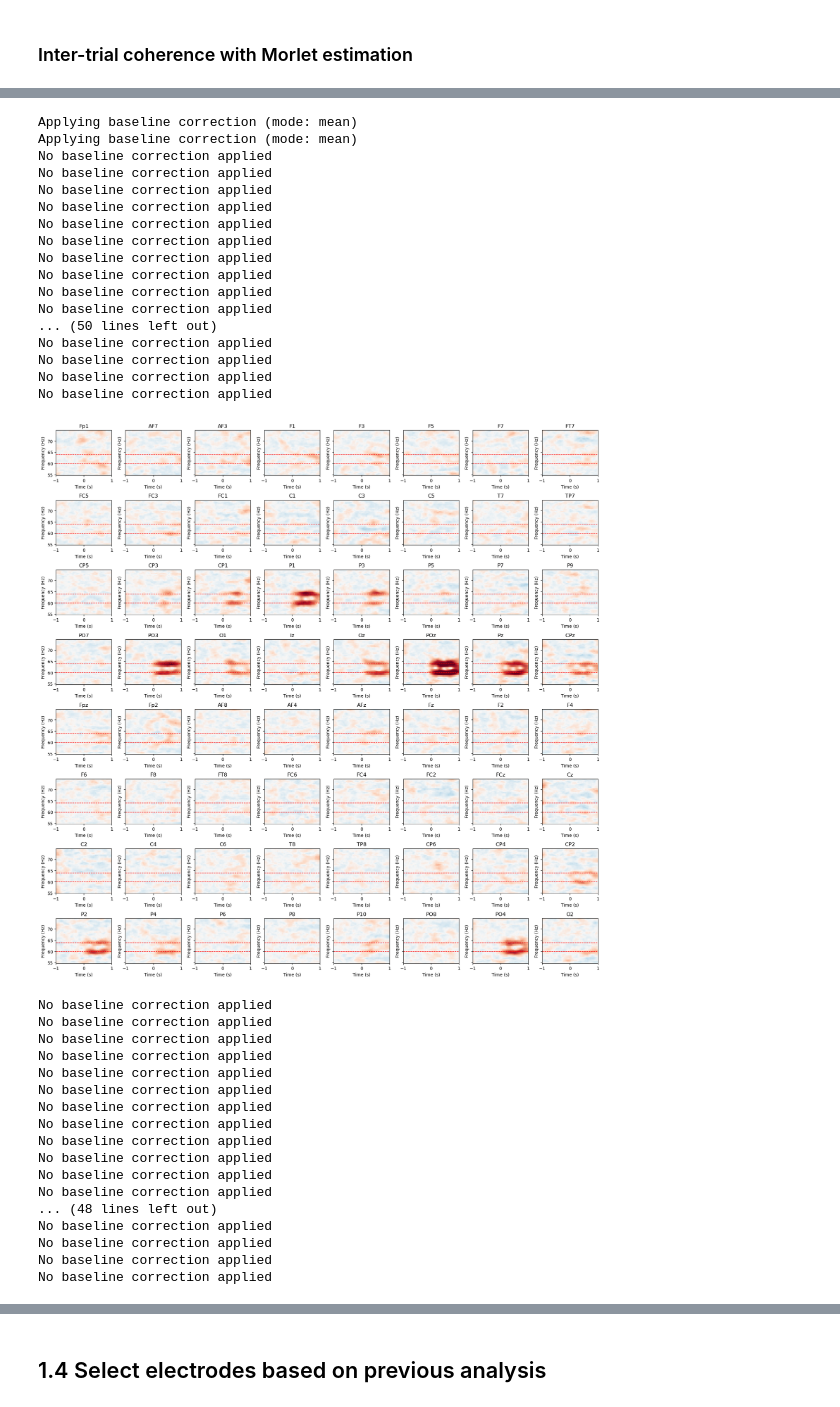
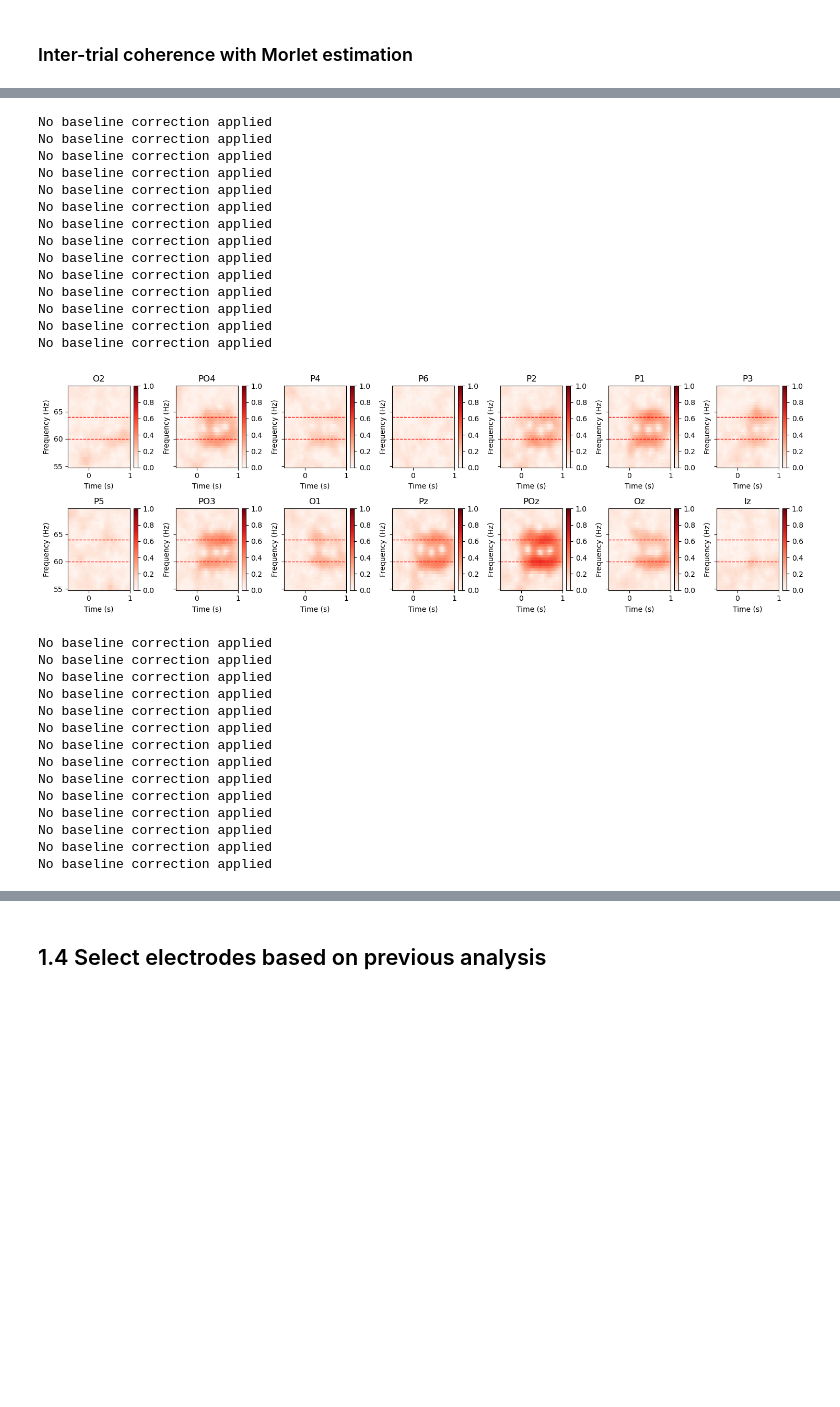
Before and after one commit to LpZamora/RIFT_thesis_expe2, a Jupyter notebook: 2_analysis_B1_example.ipynb, the cells around one changed output, grey strips where cells are left out. Saved outputs shown, nothing was run; the diff lists cells and outputs as text; code cells hidden in the pictures; blank space fills up the shorter version.

```diff
--- a/2_analysis_B1_example.ipynb
+++ b/2_analysis_B1_example.ipynb
@@ -63,3 +63,5 @@ Adding metadata with 14 columns
 # %%
 # Keep only trials where there was no target
 epochs = epochs['targets_binary==0']
+#Only keep EEG channels
+epochs = epochs.pick_types(eeg=True)
@@ -245,37 +223,35 @@ Coherence is studied in the time window between trial start and onset of the sti
 ### Inter-trial coherence with Morlet estimation
 # %%
 # n_cylce: trade-off temporal vs frequency resolution (is how many cycles of the frequency to include in the Gaussian envelope).
-# Frequency resolution is emphasized.
+# Frequency resolution is emphasized by picking the maximum number of cycles to have the wavelets slightly shorter than the signal.
 
-# time window from -1 sec to 1 sec relative to cue
-tmin, tmax = -1, 1
-# Define range of frequencies of interest
-freqs = np.arange(55, 75, step = 0.5)
 
-_, itc_endo = epochs_endo.copy().crop(tmin, tmax).compute_tfr(
-    method="morlet", freqs=freqs, n_cycles=freqs,return_itc=True, average=True
+# time window from -.5 sec to 1 sec relative to cue
+tmin, tmax = -.5, 1
+# Define range of frequencies of interest +/- 5 to the tagged frequencies
+freqs = np.arange(55, 70, step = 0.5)
+
+_, power_endo = epochs_endo.copy().crop(tmin, tmax).compute_tfr(
+    method="morlet", freqs=freqs, n_cycles=freqs-10, return_itc=True, average=True
 )
-_, itc_exo = epochs_exo.copy().crop(tmin, tmax).compute_tfr(
-    method="morlet", freqs=freqs, n_cycles=freqs,return_itc=True, average=True
+_, power_exo = epochs_exo.copy().crop(tmin, tmax).compute_tfr(
+    method="morlet", freqs=freqs, n_cycles=freqs-10, return_itc=True, average=True
 )
 
-# Baseline (-1 to 0s) correction
-itc_endo = itc_endo.apply_baseline(baseline=(tmin, 0))
-itc_exo = itc_exo.apply_baseline(baseline=(tmin, 0))
 
-fig, axes = plt.subplots(8, 8, figsize=(18, 18), sharey = True)
+fig, axes = plt.subplots(2, 7, figsize=(15, 5), sharey = True)
 axes = axes.flatten()
 
-channels = epochs.info['ch_names']
+channels = relevant_electrodes#Just plot in relevant electrodes to make it easier
 
 # Plot each electrode
 for e, (channel, ax) in enumerate(zip(channels, axes)):
-    itc_endo.plot(
+    power_endo.plot(
         picks=[channel],
         baseline=None,
-        vlim=(-.4, .4),
+        vlim=(0,1),
         axes=ax,
-        colorbar=False,
+        colorbar=True,
         show=False
     )
     ax.set_title(channel)
@@ -284,19 +260,17 @@ for e, (channel, ax) in enumerate(zip(channels, axes)):
 
 plt.tight_layout()
 plt.show()
-fig, axes = plt.subplots(8, 8, figsize=(18, 18), sharey = True)
+fig, axes = plt.subplots(2, 7, figsize=(15, 5), sharey = True)
 axes = axes.flatten()
-
-channels = epochs.info['ch_names']
 
 # Plot each electrode
 for e, (channel, ax) in enumerate(zip(channels, axes)):
-    itc_exo.plot(
+    power_exo.plot(
         picks=[channel],
         baseline=None,
-        vlim=(-.4, .4),
+        vlim=(0,1),
         axes=ax,
-        colorbar=False,
+        colorbar=True,
         show=False
     )
     ax.set_title(channel)
@@ -311,21 +285,18 @@ plt.show()
-Applying baseline correction (mode: mean)
-Applying baseline correction (mode: mean)
 No baseline correction applied
 No baseline correction applied
 No baseline correction applied
 No baseline correction applied
 No baseline correction applied
 No baseline correction applied
 No baseline correction applied
 No baseline correction applied
 No baseline correction applied
 No baseline correction applied
-... (50 lines left out)
 No baseline correction applied
 No baseline correction applied
 No baseline correction applied
 No baseline correction applied
-[figure, old version]
+[figure, new version]
 No baseline correction applied
 No baseline correction applied
 No baseline correction applied
@@ -338,8 +309,5 @@ No baseline correction applied
 No baseline correction applied
 No baseline correction applied
 No baseline correction applied
-... (48 lines left out)
 No baseline correction applied
 No baseline correction applied
-No baseline correction applied
-No baseline correction applied
```
Also changed, not shown: parts of 20 cells of this notebook, 21 other files.
